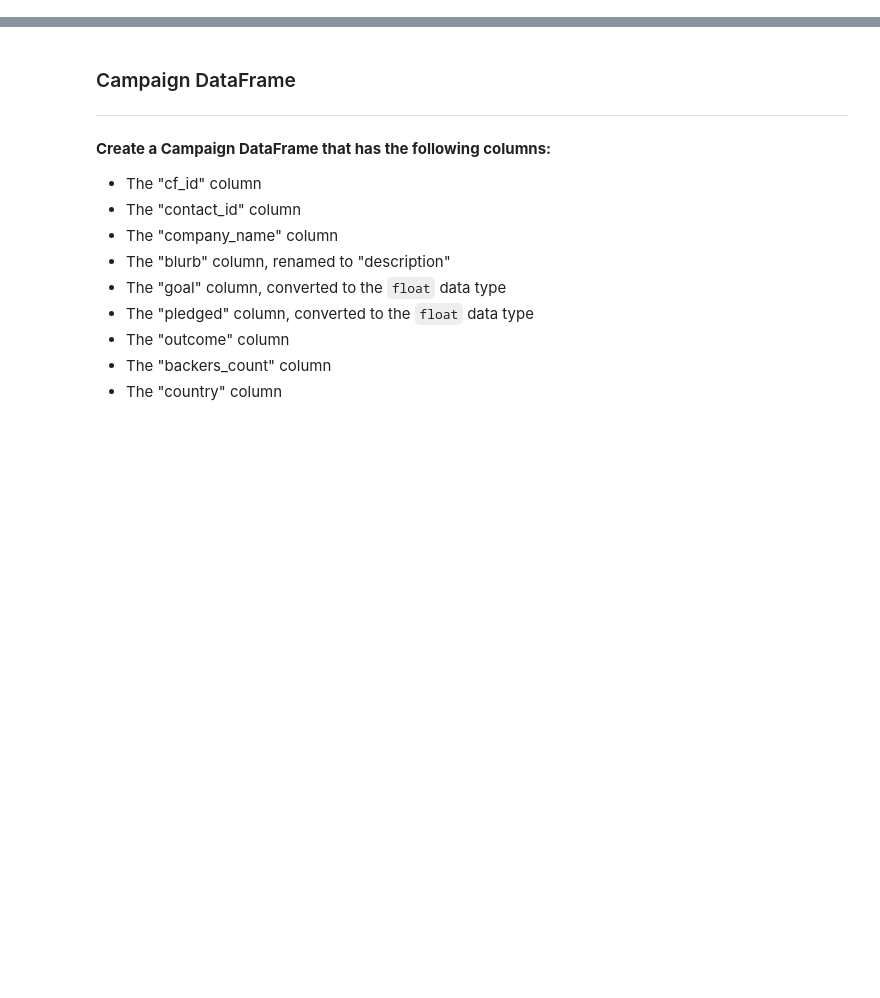
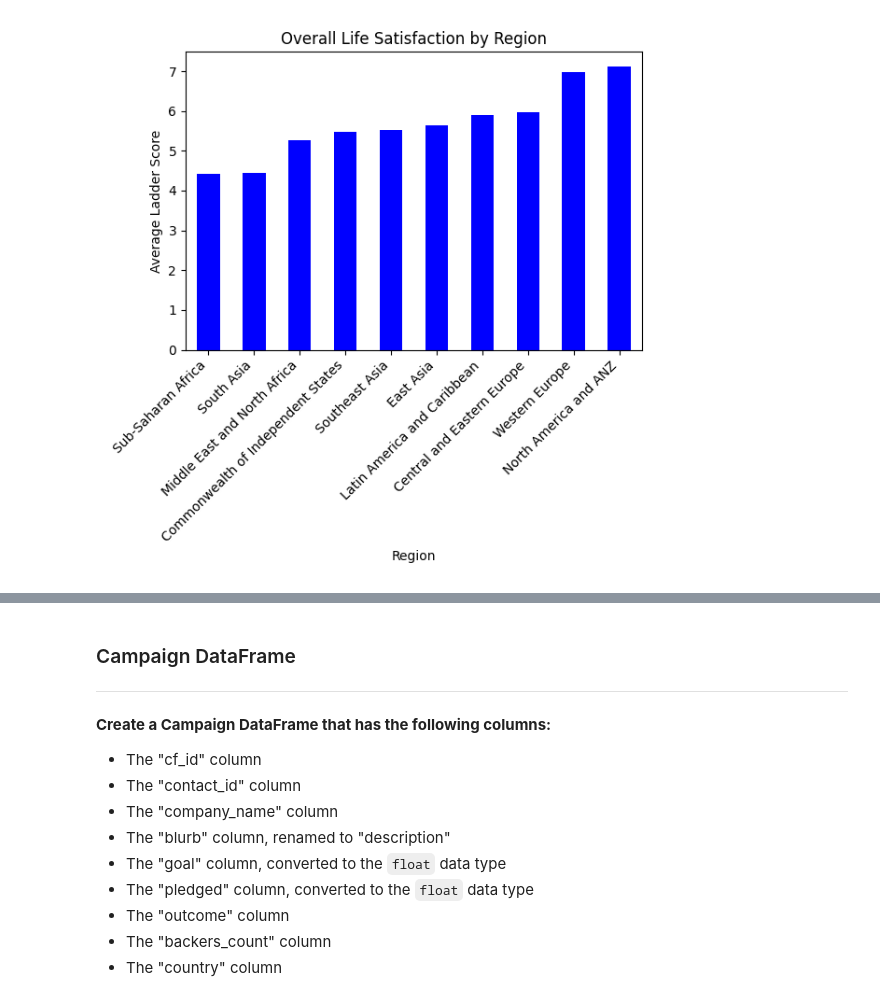
Before and after one commit to sagehan1/Hanson-Gary-Paniagua-Dolan-Project-3-, a Jupyter notebook: Transform.ipynb, the cells around one changed output, grey strips where cells are left out. Drawn from its saved outputs; the diff is of its cells as text; code cells hidden in the pictures; blank space fills up the shorter version.

```diff
--- a/Transform.ipynb
+++ b/Transform.ipynb
@@ -63,0 +116,5 @@ Index(['cf_id', 'contact_id', 'company_name', 'blurb', 'goal', 'pledged',
+# %%
+# Clean Population_df to retain wanted columns and rename date_of_information column
+Cleaned_Population_df = Population_df[["name", "value", "date_of_information"]].rename(columns={"date_of_information": "year", "name": "Country name"})
+Cleaned_Population_df["year"] = [x["year"].split(" ")[1] for i,x in Cleaned_Population_df.iterrows()]
+Cleaned_Population_df.head()
@@ -63,0 +141,4 @@ Index(['cf_id', 'contact_id', 'company_name', 'blurb', 'goal', 'pledged',
+# %%
+# Merge the data on the country name
+merged_df = pd.merge (QOL_df, WHR_df, left_on= "country", right_on= "Country name", how="inner")
+merged_df
@@ -63,0 +159,5 @@ Index(['cf_id', 'contact_id', 'company_name', 'blurb', 'goal', 'pledged',
+# %%
+# Merge the merged_df (contains QOL, world-happiness-report) with the Population dataset on the country name
+main_merged_df = pd.merge (merged_df, Cleaned_Population_df, left_on= "Country name", right_on= "Country name", how="inner")
+main_merged_df
+main_merged_df.head()
@@ -63,0 +192,7 @@ Index(['cf_id', 'contact_id', 'company_name', 'blurb', 'goal', 'pledged',
+# %%
+# Change the population value from object to float64
+main_merged_df["value"] = main_merged_df["value"].str.replace(",", "").astype(float)
+
+# Compute weighted happiness per region
+regional_happiness = main_merged_df.groupby("Regional indicator").apply(lambda x: (x["Ladder score"] * x["value"]).sum() / x["value"].sum() ).reset_index(name="weighted_happiness")
+regional_happiness
@@ -63,0 +247,16 @@ Index(['cf_id', 'contact_id', 'company_name', 'blurb', 'goal', 'pledged',
+# %%
+# Generate a bar plot showing the total number of rows (Mouse ID/Timepoints) for each drug regimen using Pandas.
+regional_ladder = main_merged_df.groupby("Regional indicator")["Ladder score"].mean().sort_values()
+
+pandas_plot = regional_ladder.plot(kind = "bar", facecolor = "blue", figsize = (6, 6), width = 0.5,
+                                title = "Overall Life Satisfaction by Region",
+                                xlabel = "Region",
+                                ylabel = "Average Ladder Score"
+
+                        )
+# Adjust layout and display the plot
+plt.xticks(rotation=45, ha="right")  # Rotate x-axis labels for better readability
+plt.tight_layout()
+plt.show()
+# %% [output]
+[figure, added]
```
Also changed, not shown: parts of 54 cells of this notebook, 4 other files.
